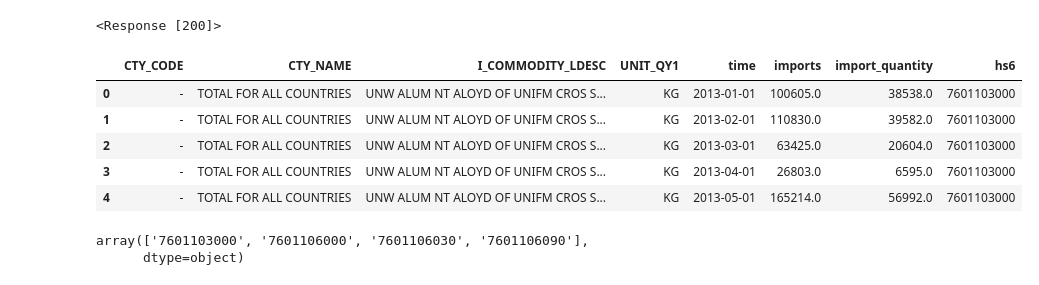
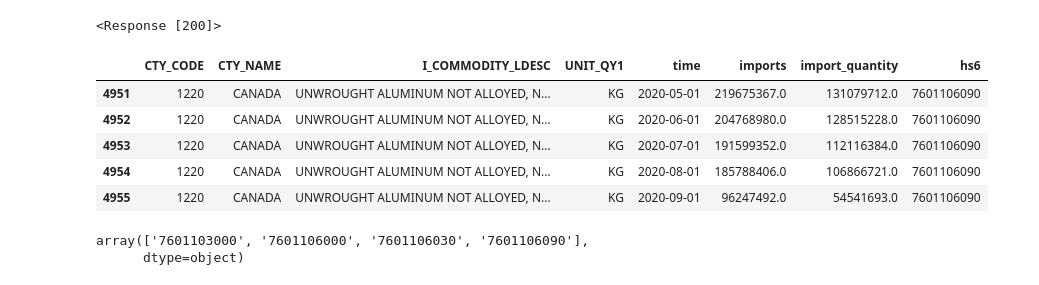
Before and after one commit to mwaugh0328/tradewar-tracker, a Jupyter notebook: us_trade_alu_detailed.ipynb, the cells around one changed output. Cells and saved outputs as stored; diff of their text form; code cells hidden in the pictures.

```diff
--- a/us_trade_alu_detailed.ipynb
+++ b/us_trade_alu_detailed.ipynb
@@ -96,14 +96,14 @@ df = census_trade(url,"imports","hs6")
 # %% [output]
 <Response [200]>
 # %%
-df.head()
+df.tail()
 # %% [output]
 |  | CTY_CODE | CTY_NAME | I_COMMODITY_LDESC | UNIT_QY1 | time | imports | import_quantity | hs6 |
-| 0 | - | TOTAL FOR ALL COUNTRIES | UNW ALUM NT ALOYD OF UNIFM CROS S... | KG | 2013-01-01 | 100605.0 | 38538.0 | 7601103000 |
-| 1 | - | TOTAL FOR ALL COUNTRIES | UNW ALUM NT ALOYD OF UNIFM CROS S... | KG | 2013-02-01 | 110830.0 | 39582.0 | 7601103000 |
-| 2 | - | TOTAL FOR ALL COUNTRIES | UNW ALUM NT ALOYD OF UNIFM CROS S... | KG | 2013-03-01 | 63425.0 | 20604.0 | 7601103000 |
-| 3 | - | TOTAL FOR ALL COUNTRIES | UNW ALUM NT ALOYD OF UNIFM CROS S... | KG | 2013-04-01 | 26803.0 | 6595.0 | 7601103000 |
-| 4 | - | TOTAL FOR ALL COUNTRIES | UNW ALUM NT ALOYD OF UNIFM CROS S... | KG | 2013-05-01 | 165214.0 | 56992.0 | 7601103000 |
+| 4951 | 1220 | CANADA | UNWROUGHT ALUMINUM NOT ALLOYED, N... | KG | 2020-05-01 | 219675367.0 | 131079712.0 | 7601106090 |
+| 4952 | 1220 | CANADA | UNWROUGHT ALUMINUM NOT ALLOYED, N... | KG | 2020-06-01 | 204768980.0 | 128515228.0 | 7601106090 |
+| 4953 | 1220 | CANADA | UNWROUGHT ALUMINUM NOT ALLOYED, N... | KG | 2020-07-01 | 191599352.0 | 112116384.0 | 7601106090 |
+| 4954 | 1220 | CANADA | UNWROUGHT ALUMINUM NOT ALLOYED, N... | KG | 2020-08-01 | 185788406.0 | 106866721.0 | 7601106090 |
+| 4955 | 1220 | CANADA | UNWROUGHT ALUMINUM NOT ALLOYED, N... | KG | 2020-09-01 | 96247492.0 | 54541693.0 | 7601106090 |
 # %%
 clist = ["CANADA"]
 
```
Also changed, not shown: 8 other files.
